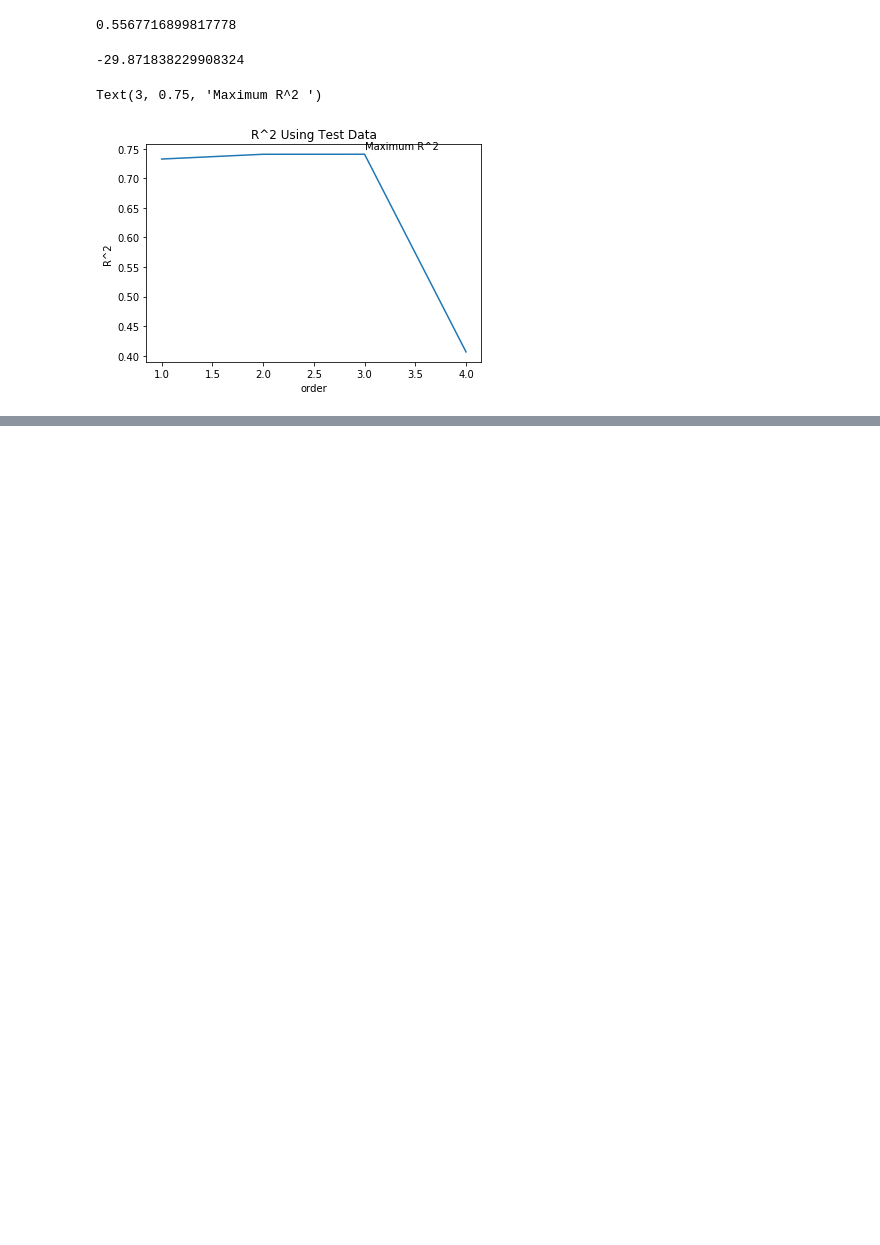
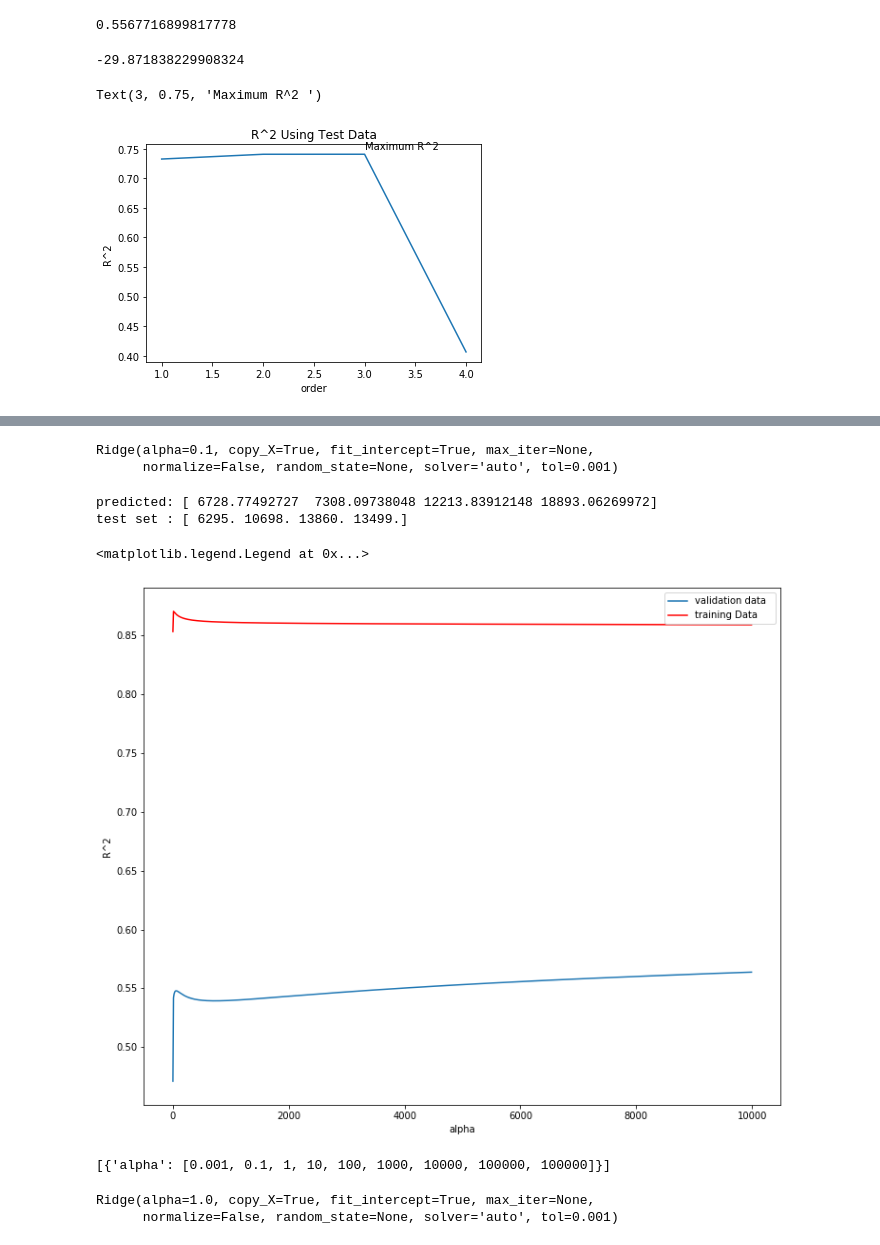
Before and after one commit to Nightfury874/edxChapter2, a Jupyter notebook: Model evaluation.ipynb, the cells around one changed output, grey strips where cells are left out. Cells and saved outputs as stored; diff of their text form; code cells hidden in the pictures; blank space fills up the shorter version.

```diff
--- a/Model evaluation.ipynb
+++ b/Model evaluation.ipynb
@@ -230,0 +245,4 @@ Text(3, 0.75, 'Maximum R^2 ')
+# %%
+pr=PolynomialFeatures(degree=2)
+x_train_pr=pr.fit_transform(x_train[['horsepower', 'curb-weight', 'engine-size', 'highway-mpg','normalized-losses','symboling']])
+x_test_pr=pr.fit_transform(x_test[['horsepower', 'curb-weight', 'engine-size', 'highway-mpg','normalized-losses','symboling']])
@@ -230,0 +251,36 @@ Text(3, 0.75, 'Maximum R^2 ')
+# %%
+RigeModel=Ridge(alpha=0.1)
+# %%
+RigeModel.fit(x_train_pr, y_train)
+# %% [output]
+Ridge(alpha=0.1, copy_X=True, fit_intercept=True, max_iter=None,
+      normalize=False, random_state=None, solver='auto', tol=0.001)
+# %%
+print('predicted:', yhat[0:4])
+print('test set :', y_test[0:4].values)
+# %% [output]
+predicted: [ 6728.77492727  7308.09738048 12213.83912148 18893.06269972]
+test set : [ 6295. 10698. 13860. 13499.]
+# %%
+Rsqu_test = []
+Rsqu_train = []
+dummy1 = []
+ALFA = 10 * np.array(range(0,1000))
+for alfa in ALFA:
+    RigeModel = Ridge(alpha=alfa)
+    RigeModel.fit(x_train_pr, y_train)
+    Rsqu_test.append(RigeModel.score(x_test_pr, y_test))
+    Rsqu_train.append(RigeModel.score(x_train_pr, y_train))
+# %%
+width = 12
+height = 10
+plt.figure(figsize=(width, height))
+
+plt.plot(ALFA,Rsqu_test, label='validation data  ')
+plt.plot(ALFA,Rsqu_train, 'r', label='training Data ')
+plt.xlabel('alpha')
+plt.ylabel('R^2')
+plt.legend()
+# %% [output]
+<matplotlib.legend.Legend at 0x...>
+[figure, added]
@@ -230,0 +289,11 @@ Text(3, 0.75, 'Maximum R^2 ')
+# %%
+parameters1= [{'alpha': [0.001,0.1,1, 10, 100, 1000, 10000, 100000, 100000]}]
+parameters1
+# %% [output]
+[{'alpha': [0.001, 0.1, 1, 10, 100, 1000, 10000, 100000, 100000]}]
+# %%
+RR=Ridge()
+RR
+# %% [output]
+Ridge(alpha=1.0, copy_X=True, fit_intercept=True, max_iter=None,
+      normalize=False, random_state=None, solver='auto', tol=0.001)
```
Also changed, not shown: parts of 8 cells of this notebook.
